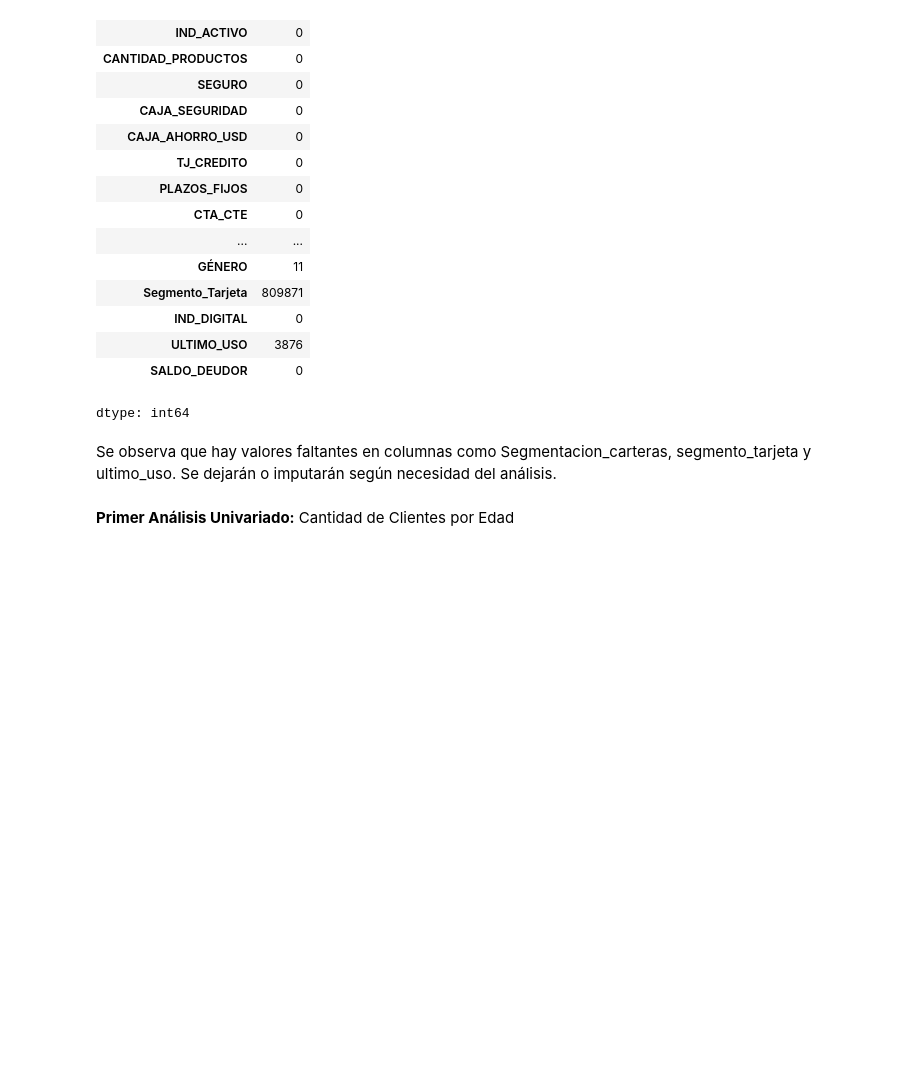
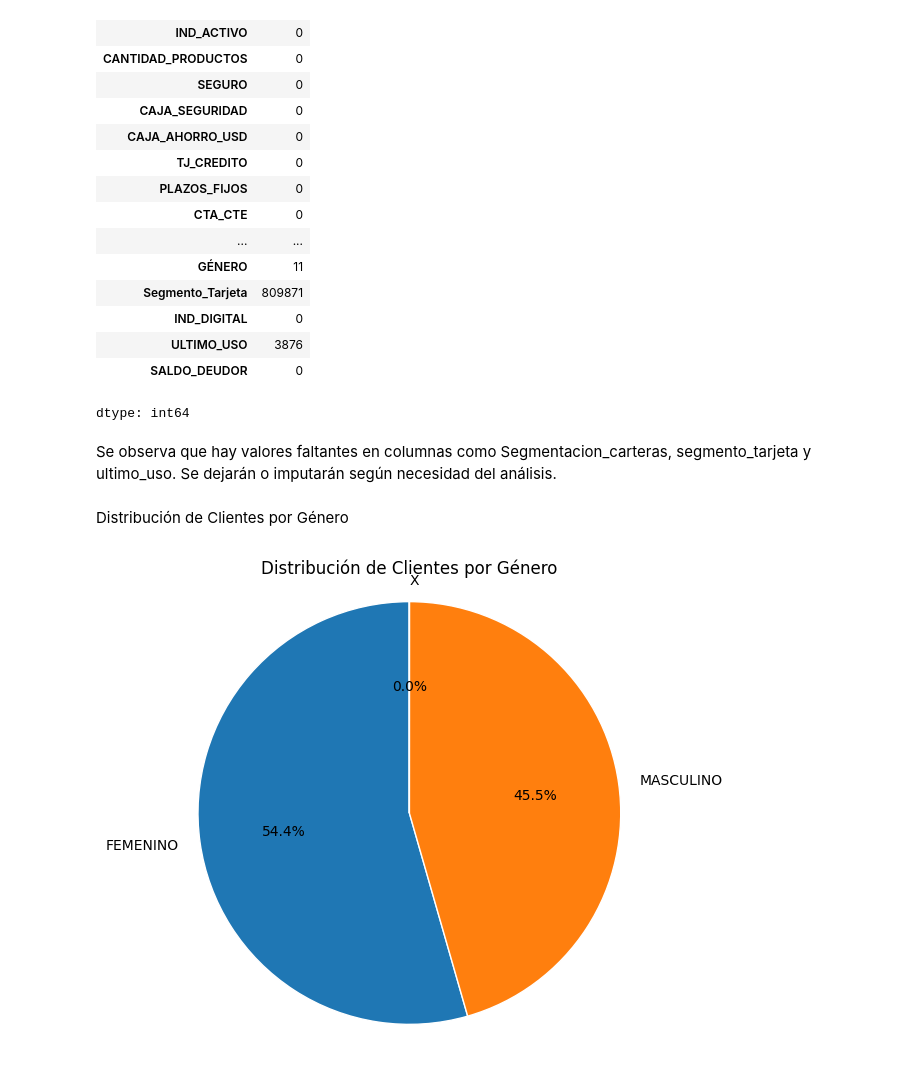
Before and after one commit to chiaravanin/CursoCoder, a Jupyter notebook: ProyectoDS_PArteIVANIN.ipynb, the cells around one changed output. Drawn from its saved outputs; the diff is of its cells as text; code cells hidden in the pictures; blank space fills up the shorter version.

```diff
--- a/ProyectoDS_PArteIVANIN.ipynb
+++ b/ProyectoDS_PArteIVANIN.ipynb
@@ -99,8 +99,24 @@ df.isnull().sum()
 dtype: int64
 # %% [markdown]
 Se observa que hay valores faltantes en columnas como Segmentacion_carteras, segmento_tarjeta y ultimo_uso. Se dejarán o imputarán según necesidad del análisis.
-# %% [markdown]
-**Primer Análisis Univariado:** Cantidad de Clientes por Edad
 # %%
 import seaborn as sns
 import matplotlib.pyplot as plt
+# %% [markdown]
+Distribución de Clientes por Género
+# %%
+import matplotlib.pyplot as plt
+df_genero = df.groupby('GÉNERO')['CANTIDAD_CLIENTES'].sum()
+plt.figure(figsize=(6,6))
+plt.pie(
+    df_genero,
+    labels=df_genero.index,
+    autopct='%1.1f%%',
+    startangle=90,
+    wedgeprops={'edgecolor': 'w'} # separa las porciones
+)
+plt.title("Distribución de Clientes por Género")
+plt.axis('equal')
+plt.show()
+# %% [output]
+[figure, added]
```
Also changed, not shown: parts of 5 cells of this notebook.
